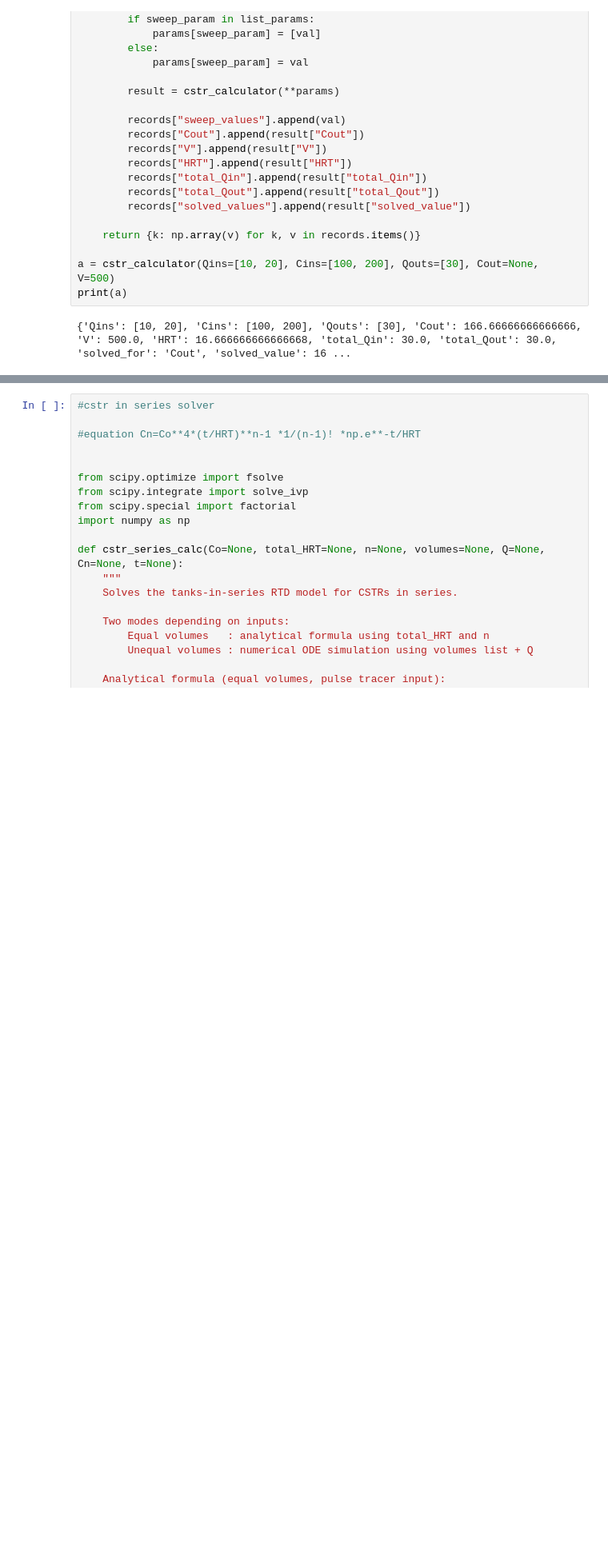
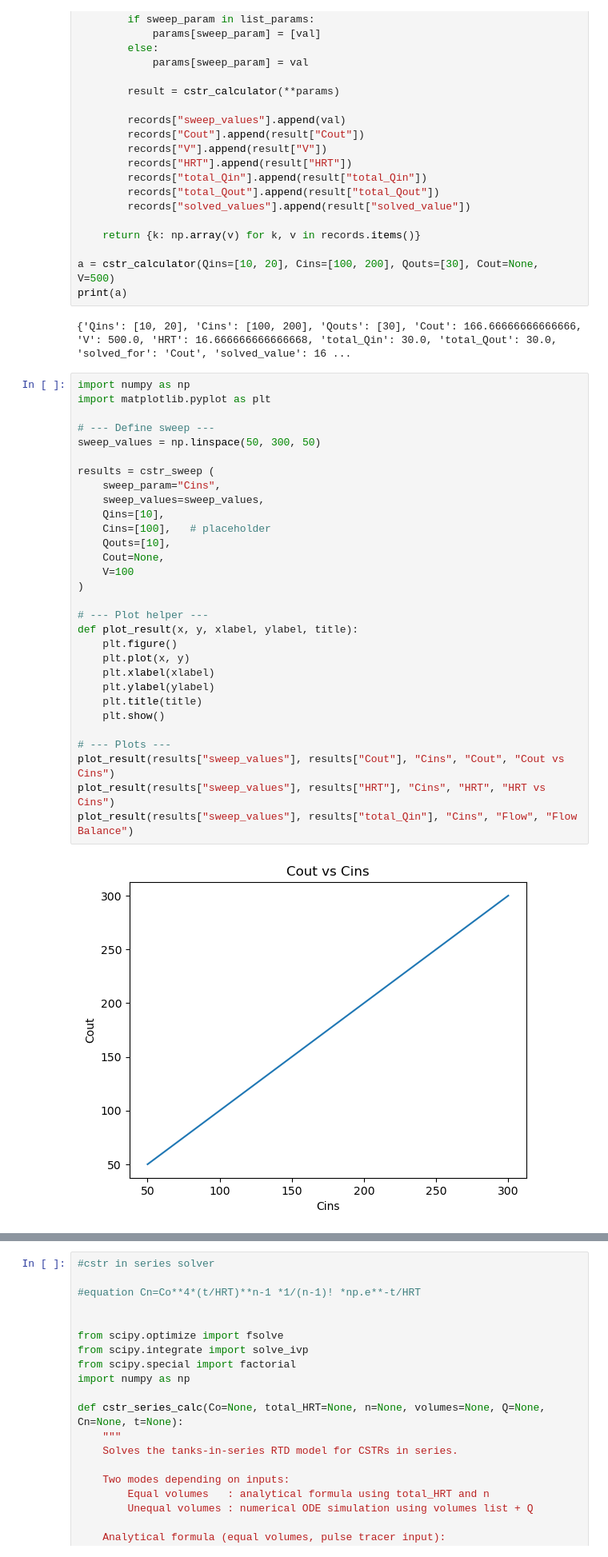
Before and after one commit to evsegura/CE-311K-Project, a Jupyter notebook: CE 311K Project.ipynb, the cells around one changed output, grey strips where cells are left out. Shown at 80% size. Drawn from its saved outputs; the diff is of its cells as text; blank space fills up the shorter version.

```diff
--- a/CE 311K Project.ipynb
+++ b/CE 311K Project.ipynb
@@ -168,3 +168,35 @@ a = cstr_calculator(Qins=[10, 20], Cins=[100, 200], Qouts=[30], Cout=None, V=500
 print(a)
 # %% [output]
 {'Qins': [10, 20], 'Cins': [100, 200], 'Qouts': [30], 'Cout': 166.66666666666666, 'V': 500.0, 'HRT': 16.666666666666668, 'total_Qin': 30.0, 'total_Qout': 30.0, 'solved_for': 'Cout', 'solved_value': 16 ...
+# %%
+import numpy as np
+import matplotlib.pyplot as plt
+
+# --- Define sweep ---
+sweep_values = np.linspace(50, 300, 50)
+
+results = cstr_sweep (
+    sweep_param="Cins",
+    sweep_values=sweep_values,
+    Qins=[10],
+    Cins=[100],   # placeholder
+    Qouts=[10],
+    Cout=None,
+    V=100
+)
+
+# --- Plot helper ---
+def plot_result(x, y, xlabel, ylabel, title):
+    plt.figure()
+    plt.plot(x, y)
+    plt.xlabel(xlabel)
+    plt.ylabel(ylabel)
+    plt.title(title)
+    plt.show()
+
+# --- Plots ---
+plot_result(results["sweep_values"], results["Cout"], "Cins", "Cout", "Cout vs Cins")
+plot_result(results["sweep_values"], results["HRT"], "Cins", "HRT", "HRT vs Cins")
+plot_result(results["sweep_values"], results["total_Qin"], "Cins", "Flow", "Flow Balance")
+# %% [output]
+[figure, added]
```
Also changed, not shown: parts of 5 cells of this notebook.
